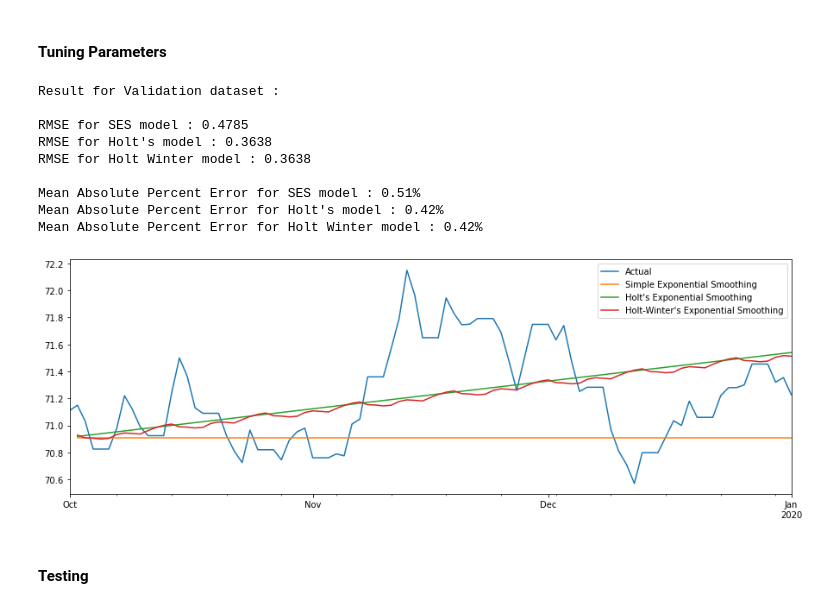
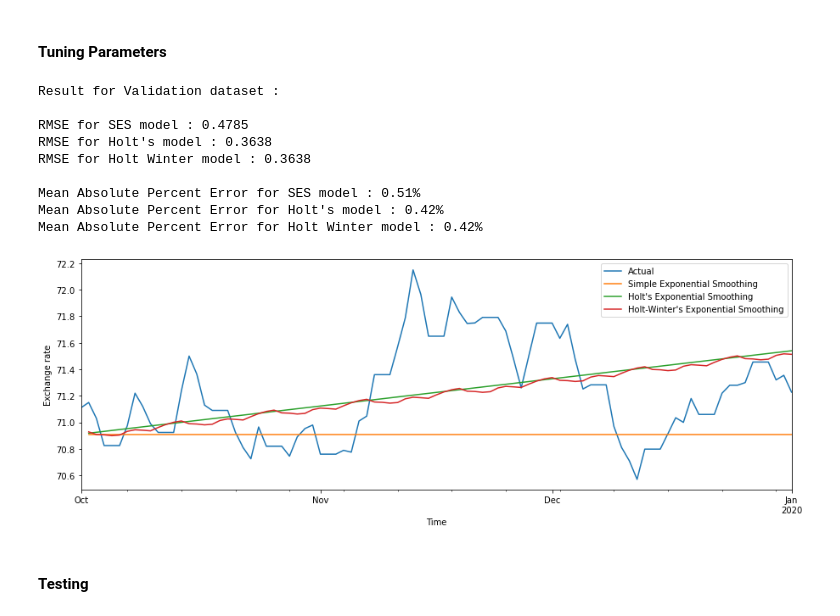
Before and after one commit to Piyush811999/BTP_TimeSeriesAnalysis, a Jupyter notebook: BTP.ipynb, the cells around one changed output. Saved outputs shown, nothing was run; the diff lists cells and outputs as text; code cells hidden in the pictures.

```diff
--- a/BTP.ipynb
+++ b/BTP.ipynb
@@ -321,34 +333,36 @@ def exponentialSmoothing(training_data, testing_data):
   residuals_hwm = y_exp_smoothing['hwm'] - testing_data.Price
   rmse_hwm = round(np.sqrt(np.mean(residuals_hwm**2)),4)
   mape_hwm = round(np.mean(abs(residuals_hwm/testing_data.Price)),4)
 
   # printing results
   print("RMSE for SES model : "+ str(rmse_ses))
   print("RMSE for Holt's model : "+ str(rmse_holt))
   print("RMSE for Holt Winter model : "+ str(rmse_hwm))
   print("")
   print("Mean Absolute Percent Error for SES model : " + str(mape_ses*100) + "%")
   print("Mean Absolute Percent Error for Holt's model : " + str(mape_holt*100) + "%")
   print("Mean Absolute Percent Error for Holt Winter model : " + str(mape_hwm*100) + "%")
   print("")
 
+  plt.xlabel('Time')
+  plt.ylabel('Exchange rate')
   plt.legend(loc = 'best')
   plt.show()
 
 
 print("Result for Validation dataset : \n")
 exponentialSmoothing(train_valid,valid)
 # %% [output]
 Result for Validation dataset :
 
 RMSE for SES model : 0.4785
 RMSE for Holt's model : 0.3638
 RMSE for Holt Winter model : 0.3638
 
 Mean Absolute Percent Error for SES model : 0.51%
 Mean Absolute Percent Error for Holt's model : 0.42%
 Mean Absolute Percent Error for Holt Winter model : 0.42%
-[figure, old version]
+[figure, new version]
 # %% [markdown]
 #### Testing
 # %%
```
Also changed, not shown: parts of 23 cells of this notebook.
